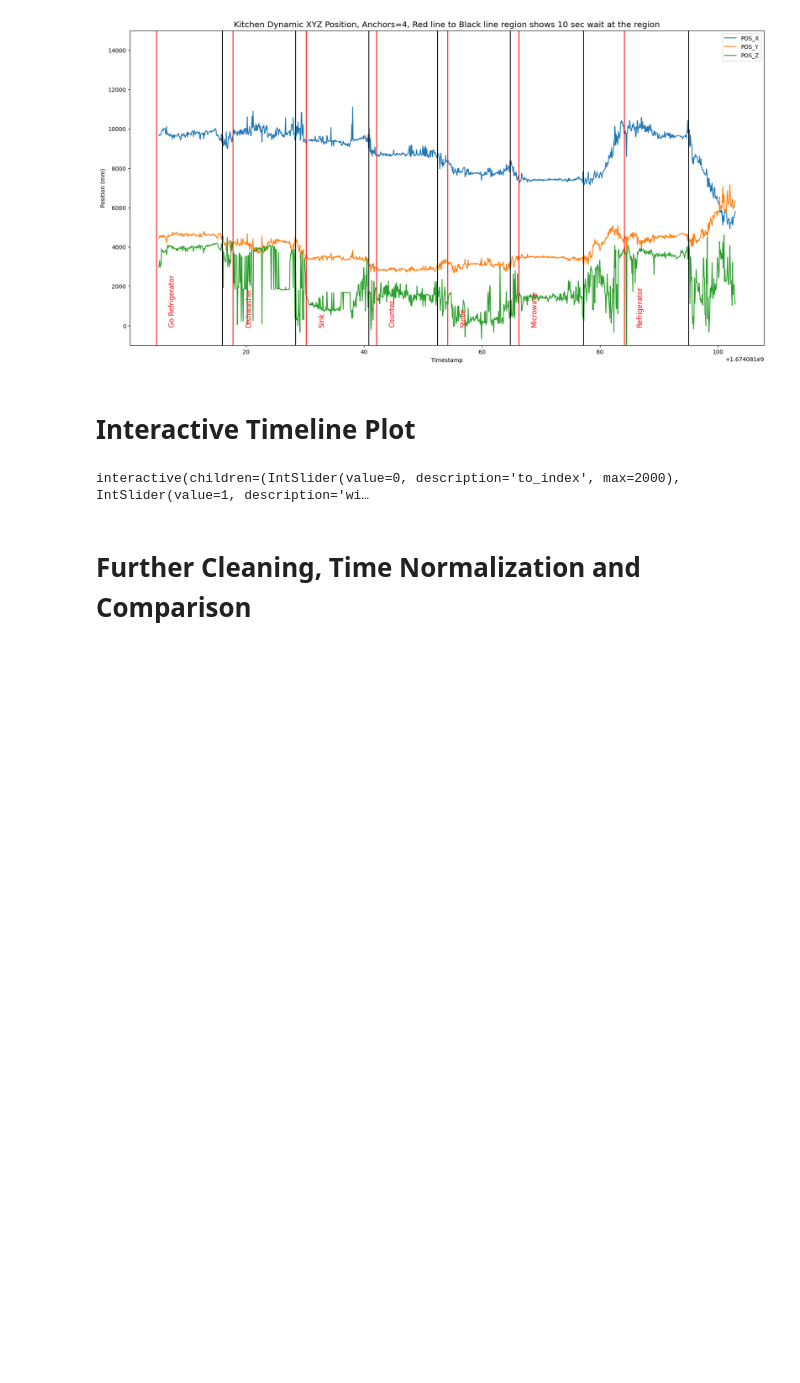
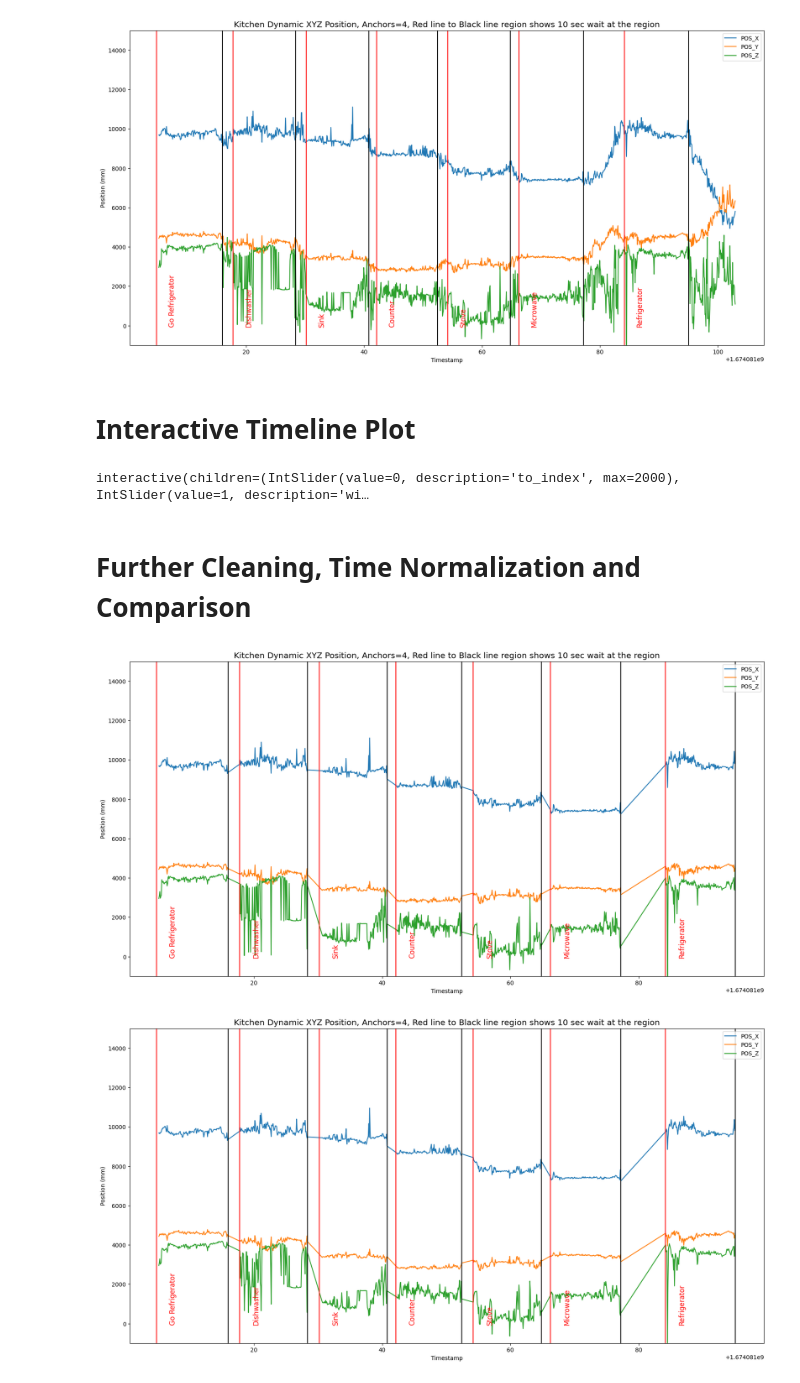
Before and after one commit to snphan/pozyx-thesis, a Jupyter notebook: 2023-01-18 Dynamic Testing and # of Anchors Testing/kitchen_analysis.ipynb, the cells around one changed output. Cells and saved outputs as stored; diff of their text form; code cells hidden in the pictures; blank space fills up the shorter version.

Commit message:
draft a segmentation and interpolation function

```diff
--- a/2023-01-18 Dynamic Testing and # of Anchors Testing/kitchen_analysis.ipynb
+++ b/2023-01-18 Dynamic Testing and # of Anchors Testing/kitchen_analysis.ipynb
@@ -66,3 +73,44 @@ def f(to_index=0,window=1):
 interactive(children=(IntSlider(value=0, description='to_index', max=2000), IntSlider(value=1, description='wi…
 # %% [markdown]
 # Further Cleaning, Time Normalization and Comparison
+# %%
+from scipy import interpolate
+# Segment the data into only the standing still portions.
+
+quiet_standing_periods = [[float(start['Timestamp']), float(end['Timestamp'])] for (start, end) in zip(labels[0::2], labels[1::2])]
+
+segment_data = pd.DataFrame(columns=data.columns)
+segment_data.index.name = data.index.name
+for period in quiet_standing_periods:
+    mask = (data.index > period[0]) & (data.index <= period[1])
+    segment_data = pd.concat([segment_data, data[mask]])
+
+
+plot_data_with_timings(segment_data, ['POS_X', 'POS_Y', 'POS_Z'], labels)
+
+# Interpolate each section to 100 points
+NUM_POINTS = 150
+interp_segment_data = pd.DataFrame(columns=data.columns)
+interp_segment_data.index.name = data.index.name
+for period in quiet_standing_periods:
+    mask = (data.index > period[0]) & (data.index <= period[1])
+    segment = data[mask]
+    x = segment.index.values
+    xnew = np.linspace(x[0], x[-1], num=NUM_POINTS)
+
+    interp_segment = pd.DataFrame()
+    interp_segment.index.name = segment.index.name
+
+    for col in segment.columns:
+        col_data = segment[col].values
+        f = interpolate.interp1d(x, col_data)
+        new_col_data = f(xnew)
+        new_segment = pd.DataFrame({'Timestamp': xnew, col: new_col_data}).set_index('Timestamp')
+        interp_segment = pd.concat([interp_segment, new_segment], axis=1)
+
+    interp_segment_data = pd.concat([interp_segment_data, interp_segment])
+
+plot_data_with_timings(interp_segment_data, ['POS_X', 'POS_Y', 'POS_Z'], labels)
+# %% [output]
+[figure, added]
+[figure, added]
```
Also changed, not shown: parts of 3 cells of this notebook.
